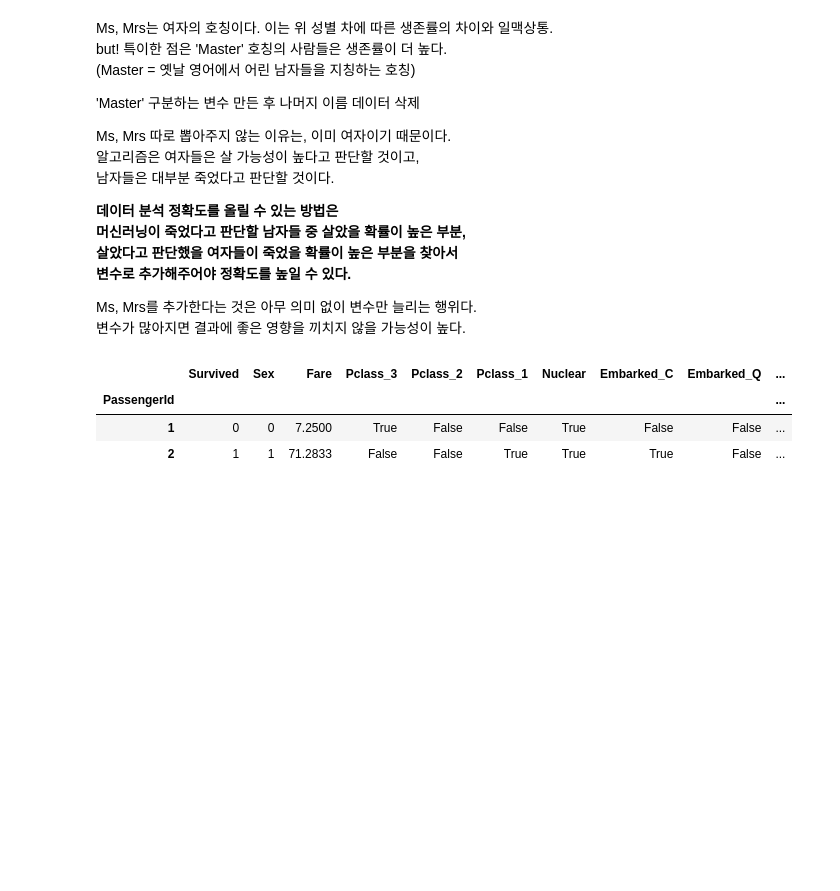
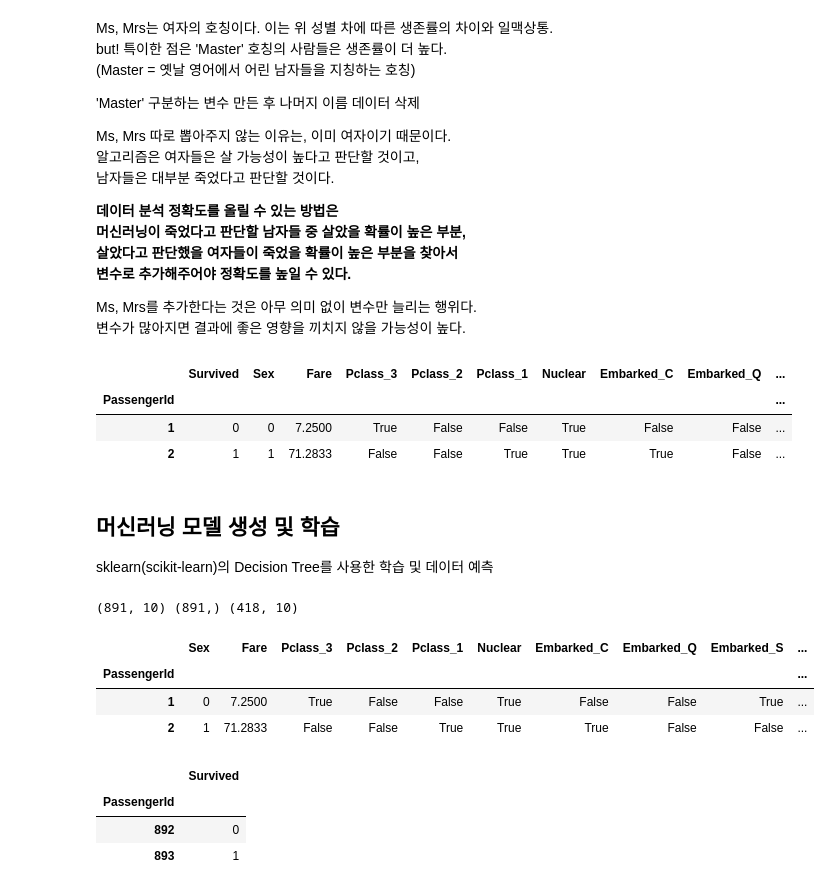
Before and after one commit to alwaysbemyday1/kaggle, a Jupyter notebook: Titanic/2nd_submission.ipynb, the cells around one changed output. Saved outputs shown, nothing was run; the diff lists cells and outputs as text; code cells hidden in the pictures; blank space fills up the shorter version.

Commit message:
(Titanic) Train and Predict

```diff
--- a/Titanic/2nd_submission.ipynb
+++ b/Titanic/2nd_submission.ipynb
@@ -89,7 +89,7 @@ Cabin       327
 Embarked      0
 dtype: int64
 # %%
-test.loc[test['Fare'].isnull(),'False']=0
+test.loc[test['Fare'].isnull(),'Fare']=0
 # %% [markdown]
 ### 3.3. 성별
 # %%
@@ -291,6 +291,9 @@ test['Master'] = (test['Name']=='Master')
 train=train.drop(columns='Name')
 test=test.drop(columns='Name')
 
+train=train.drop(columns='Title')
+test=test.drop(columns='Title')
+
 train=train.drop(columns='Ticket')
 test=test.drop(columns='Ticket')
 # %%
@@ -300,3 +303,21 @@ train.head(2)
 | PassengerId |  |  |  |  |  |  |  |  |  | ... |
 | 1 | 0 | 0 | 7.2500 | True | False | False | True | False | False | ... |
 | 2 | 1 | 1 | 71.2833 | False | False | True | True | True | False | ... |
+# %% [markdown]
+## 머신러닝 모델 생성 및 학습
+sklearn(scikit-learn)의 Decision Tree를 사용한 학습 및 데이터 예측
+# %%
+Ytrain=train['Survived']
+X_names = list(test)
+Xtrain=train[X_names]
+Xtest=test[X_names]
+
+print(Xtrain.shape, Ytrain.shape, Xtest.shape)
+# Xtrain과 Ytrain의 행 수가 일치하는지, Xtrain과 Xtest의 열 수가 일치하는지 확인
+Xtrain.head(2)
+# %% [output]
+(891, 10) (891,) (418, 10)
+|  | Sex | Fare | Pclass_3 | Pclass_2 | Pclass_1 | Nuclear | Embarked_C | Embarked_Q | Embarked_S | ... |
+| PassengerId |  |  |  |  |  |  |  |  |  | ... |
+| 1 | 0 | 7.2500 | True | False | False | True | False | False | True | ... |
+| 2 | 1 | 71.2833 | False | False | True | True | True | False | False | ... |
@@ -302,0 +331,7 @@ train.head(2)
+# %%
+submission.head(2)
+# %% [output]
+|  | Survived |
+| PassengerId |  |
+| 892 | 0 |
+| 893 | 1 |
```
Also changed, not shown: parts of 3 cells of this notebook, 1 other file.
